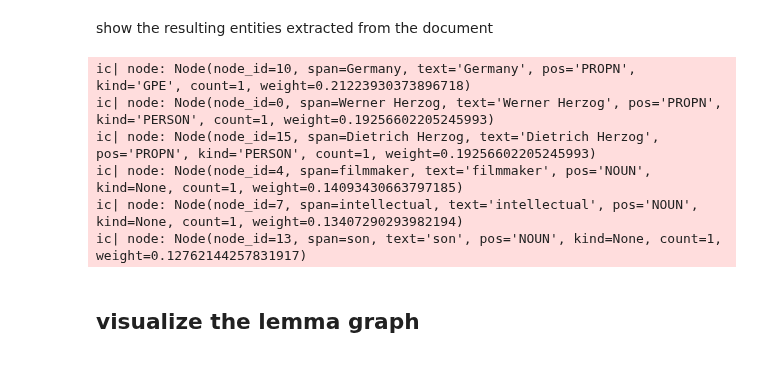
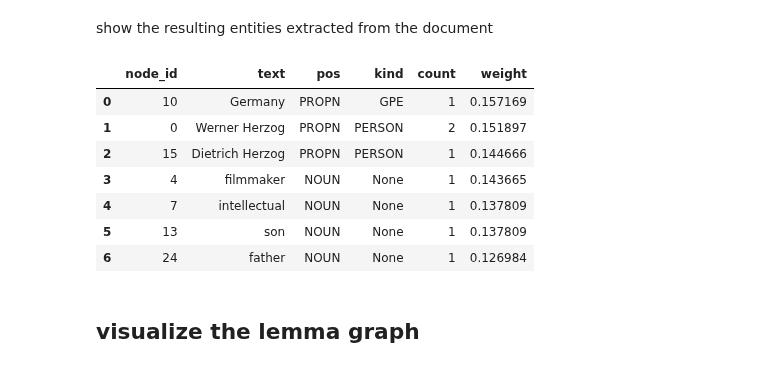
Before and after one commit to DerwenAI/textgraphs, a Jupyter notebook: demo.ipynb, the cells around one changed output. Saved outputs shown, nothing was run; the diff lists cells and outputs as text; code cells hidden in the pictures.

```diff
--- a/demo.ipynb
+++ b/demo.ipynb
@@ -119,15 +139,17 @@ ic| tg.edges: {'0.1.nsubj.0': Edge(src_node=0, dst_node=1, kind=<RelEnum.DEP: 0>
 # %% [markdown]
 show the resulting entities extracted from the document
 # %%
-for node in tg.get_phrases():
-    ic(node)
+df: pd.DataFrame = tg.get_phrases_as_df()
+df
 # %% [output]
-ic| node: Node(node_id=10, span=Germany, text='Germany', pos='PROPN', kind='GPE', count=1, weight=0.21223930373896718)
-ic| node: Node(node_id=0, span=Werner Herzog, text='Werner Herzog', pos='PROPN', kind='PERSON', count=1, weight=0.19256602205245993)
-ic| node: Node(node_id=15, span=Dietrich Herzog, text='Dietrich Herzog', pos='PROPN', kind='PERSON', count=1, weight=0.19256602205245993)
-ic| node: Node(node_id=4, span=filmmaker, text='filmmaker', pos='NOUN', kind=None, count=1, weight=0.14093430663797185)
-ic| node: Node(node_id=7, span=intellectual, text='intellectual', pos='NOUN', kind=None, count=1, weight=0.13407290293982194)
-ic| node: Node(node_id=13, span=son, text='son', pos='NOUN', kind=None, count=1, weight=0.12762144257831917)
+|  | node_id | text | pos | kind | count | weight |
+| 0 | 10 | Germany | PROPN | GPE | 1 | 0.157169 |
+| 1 | 0 | Werner Herzog | PROPN | PERSON | 2 | 0.151897 |
+| 2 | 15 | Dietrich Herzog | PROPN | PERSON | 1 | 0.144666 |
+| 3 | 4 | filmmaker | NOUN | None | 1 | 0.143665 |
+| 4 | 7 | intellectual | NOUN | None | 1 | 0.137809 |
+| 5 | 13 | son | NOUN | None | 1 | 0.137809 |
+| 6 | 24 | father | NOUN | None | 1 | 0.126984 |
 # %% [markdown]
 ## visualize the lemma graph
 # %%
```
Also changed, not shown: parts of 8 cells of this notebook, 4 other files.
